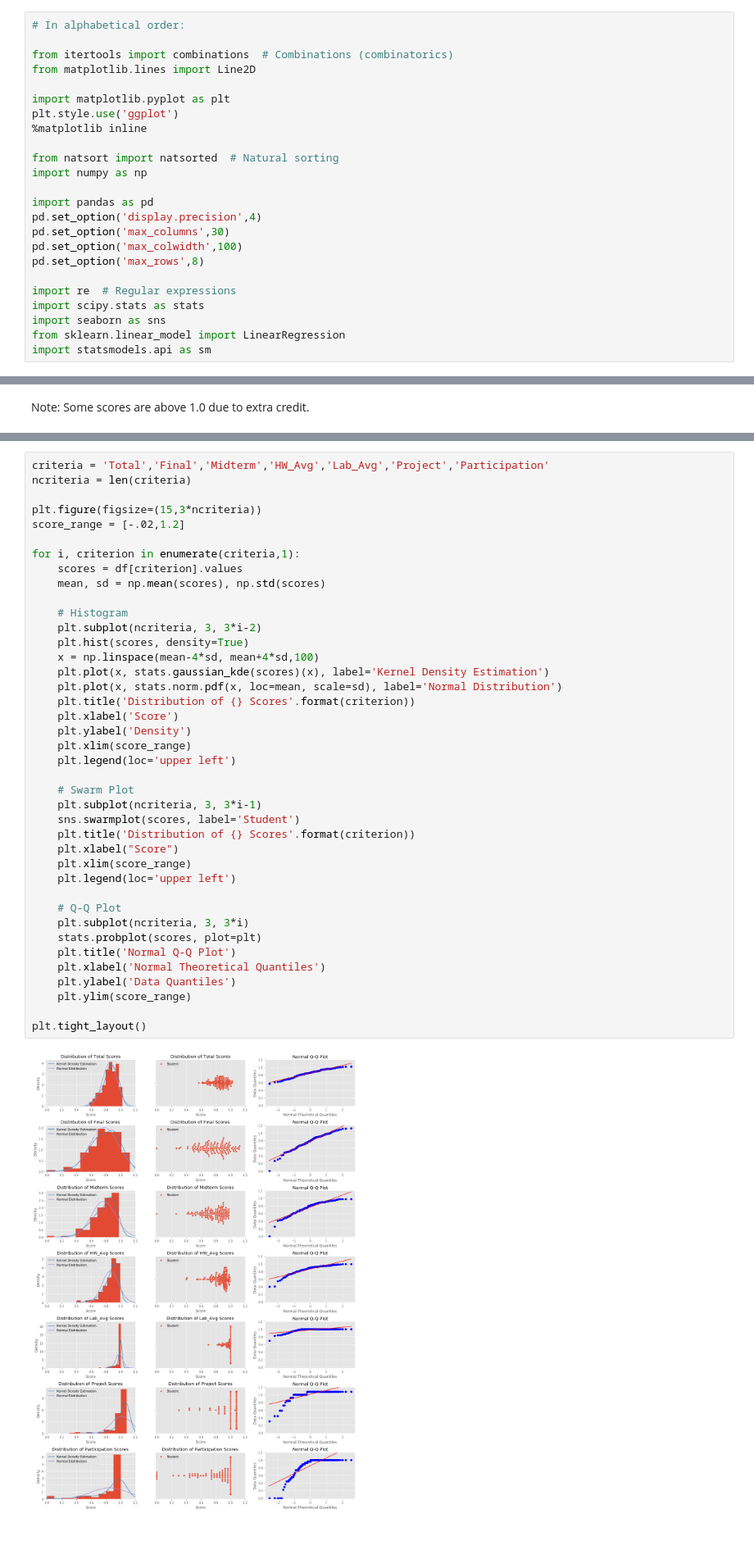
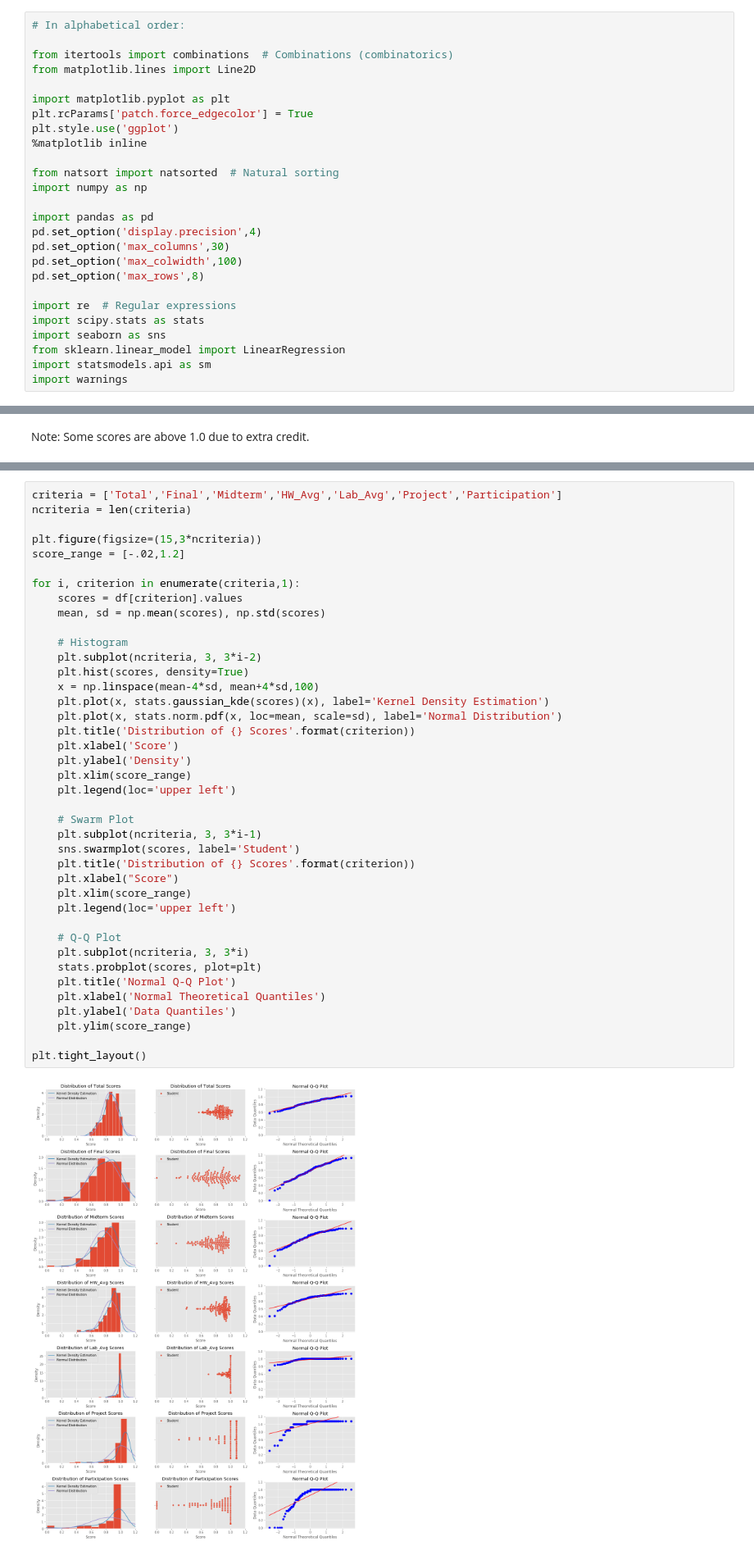
Before and after one commit to dleestat/grades, a Jupyter notebook: Grades.ipynb, the cells around one changed output, grey strips where cells are left out. Shown at 82% size. Saved outputs shown, nothing was run; the diff lists cells and outputs as text.

```diff
--- a/Grades.ipynb
+++ b/Grades.ipynb
@@ -46,6 +46,7 @@ from itertools import combinations  # Combinations (combinatorics)
 from matplotlib.lines import Line2D
 
 import matplotlib.pyplot as plt
+plt.rcParams['patch.force_edgecolor'] = True
 plt.style.use('ggplot')
 %matplotlib inline
 
@@ -63,6 +64,7 @@ import scipy.stats as stats
 import seaborn as sns
 from sklearn.linear_model import LinearRegression
 import statsmodels.api as sm
+import warnings
 # %%
 %%javascript
 /* Disable auto-scrolling of long cell output */
@@ -240,5 +247,5 @@ Unsurprisingly, there is a downward trend in most scores as student ranking desc
 # %%
-criteria = 'Total','Final','Midterm','HW_Avg','Lab_Avg','Project','Participation'
+criteria = ['Total','Final','Midterm','HW_Avg','Lab_Avg','Project','Participation']
 ncriteria = len(criteria)
 
 plt.figure(figsize=(15,3*ncriteria))
@@ -251,34 +258,34 @@ for i, criterion in enumerate(criteria,1):
     # Histogram
     plt.subplot(ncriteria, 3, 3*i-2)
     plt.hist(scores, density=True)
     x = np.linspace(mean-4*sd, mean+4*sd,100)
     plt.plot(x, stats.gaussian_kde(scores)(x), label='Kernel Density Estimation')
     plt.plot(x, stats.norm.pdf(x, loc=mean, scale=sd), label='Normal Distribution')
     plt.title('Distribution of {} Scores'.format(criterion))
     plt.xlabel('Score')
     plt.ylabel('Density')
     plt.xlim(score_range)
     plt.legend(loc='upper left')
 
     # Swarm Plot
     plt.subplot(ncriteria, 3, 3*i-1)
     sns.swarmplot(scores, label='Student')
     plt.title('Distribution of {} Scores'.format(criterion))
     plt.xlabel("Score")
     plt.xlim(score_range)
     plt.legend(loc='upper left')
 
     # Q-Q Plot
     plt.subplot(ncriteria, 3, 3*i)
     stats.probplot(scores, plot=plt)
     plt.title('Normal Q-Q Plot')
     plt.xlabel('Normal Theoretical Quantiles')
     plt.ylabel('Data Quantiles')
     plt.ylim(score_range)
 
 plt.tight_layout()
 # %% [output]
-[figure, old version]
+[figure, new version]
 # %% [markdown]
 The `Total` and `Final` scores appear to be normally distributed. The `Midterm`, `HW_Avg`, `Lab_Avg`, `Project`, and `Participation` scores appear to have "backward" variations of the exponential distribution. It may be the case that these scores inherently come from an approximately normal distribution but that the top students' scores are "smooshed" along the upper bound. For example, it's impossible for students to have over a 1.0 `Participation` score, so the top students' scores appear to be condensed into a small range along the upper bound.
 
```
Also changed, not shown: parts of 22 cells of this notebook.
